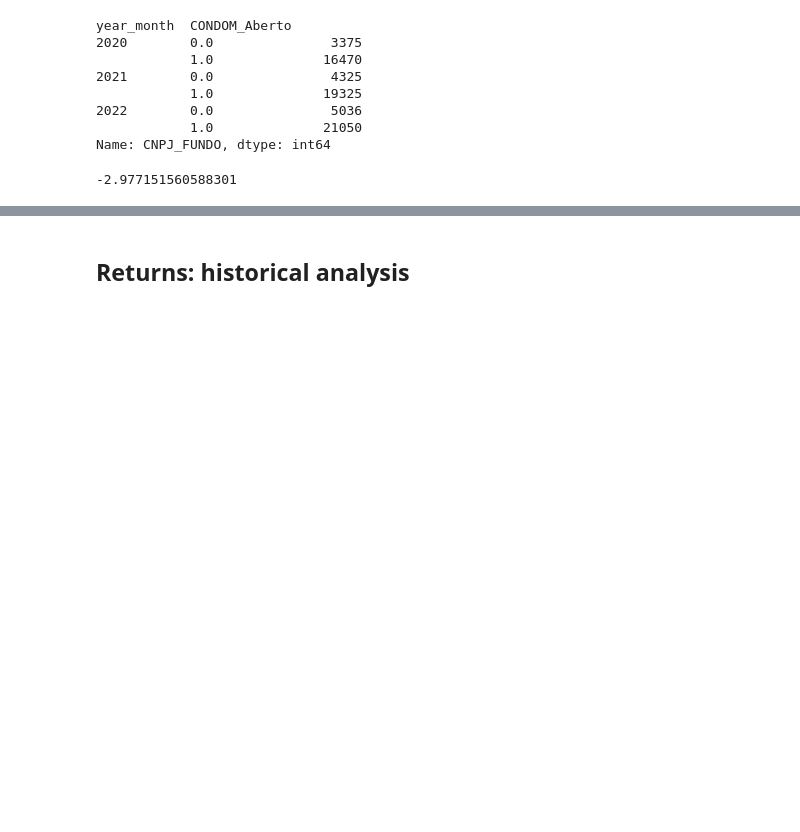
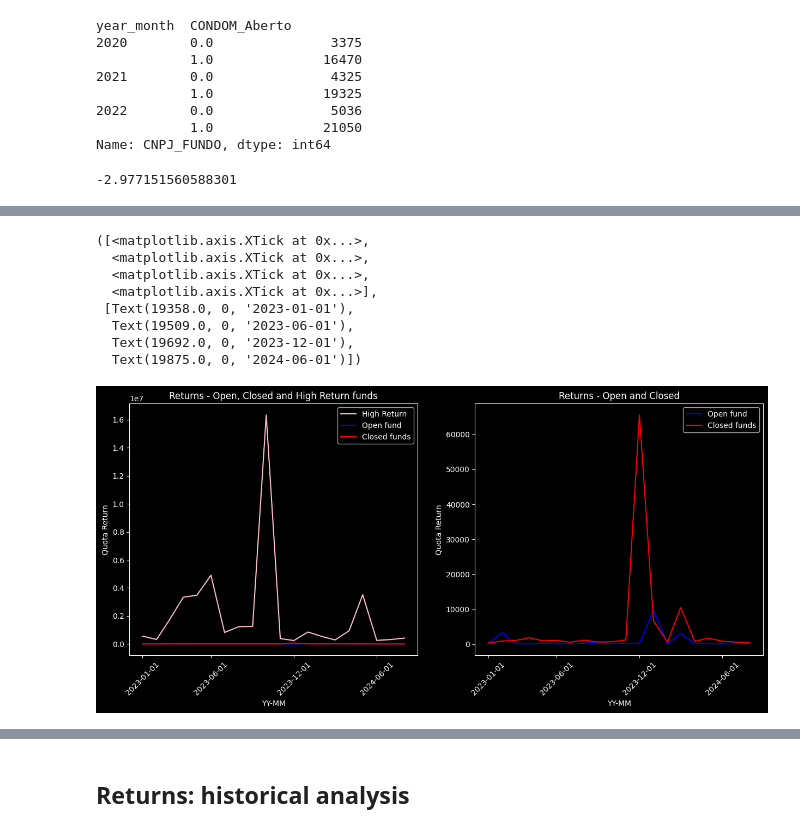
Before and after one commit to Ana-Akaishi/data-science-projects, a Jupyter notebook: Brazilian Investment Funds/notebooks/02 - EDA.ipynb, the cells around one changed output, grey strips where cells are left out. Cells and saved outputs as stored; diff of their text form; code cells hidden in the pictures; blank space fills up the shorter version.

```diff
--- a/Brazilian Investment Funds/notebooks/02 - EDA.ipynb
+++ b/Brazilian Investment Funds/notebooks/02 - EDA.ipynb
@@ -139,0 +230,64 @@ So, even though more funds were created during the pandemic, seems like the retu
+# %%
+# Create a sub dataframe to analyze how this high return funds perform after the pandemic
+# Removing observations based on quota return value
+sub_df = fund_df[(np.abs(stats.zscore(fund_df['quota_return'])) < 3)]
+sub_df = sub_df[sub_df['year_month'].dt.year > 2022]
+
+# Create a column to identify those funds
+sub_df['high_ret'] = sub_df['CNPJ_FUNDO'].apply(lambda x: 1 if x in high_ret_list else 0)
+# %%
+# calculate the avarage return after the pandemic for:
+## high return closed funds (identified during the pandemic)
+avr_hr = sub_df[sub_df['high_ret'] == 1].groupby('year_month')['quota_return'].mean().reset_index()
+## open funds
+avr_open = sub_df[(sub_df['high_ret'] == 0) & (sub_df['CONDOM_Aberto'] == 1)].groupby('year_month')['quota_return'].mean().reset_index()
+
+## closed funds (need to exclude abnormal high returns funds)
+avr_closed = sub_df[(sub_df['high_ret'] == 0) & (sub_df['CONDOM_Aberto'] == 0)].groupby('year_month')['quota_return'].mean().reset_index()
+# %%
+# Plot their performance
+plt.figure(figsize=(15,6))
+plt.subplot(1,2,1)
+## high return
+plt.plot(avr_hr['year_month'], avr_hr['quota_return'], color='pink', label='High Return')
+
+## open fund
+plt.plot(avr_open['year_month'], avr_open['quota_return'], color='blue', label='Open fund')
+
+## closed fund without the high return
+plt.plot(avr_closed['year_month'], avr_closed['quota_return'], color='red', label='Closed funds')
+
+## add title and label
+plt.title('Returns - Open, Closed and High Return funds')
+plt.xlabel('YY-MM')
+plt.ylabel('Quota Return')
+
+plt.legend()
+
+plt.xticks(ticks=['2023-01','2023-06','2023-12','2024-06'],  rotation=45)
+
+plt.subplot(1,2,2)
+## open fund
+plt.plot(avr_open['year_month'], avr_open['quota_return'], color='blue', label='Open fund')
+
+## closed fund without the high return
+plt.plot(avr_closed['year_month'], avr_closed['quota_return'], color='red', label='Closed funds')
+
+## add title and label
+plt.title('Returns - Open and Closed')
+plt.xlabel('YY-MM')
+plt.ylabel('Quota Return')
+
+plt.legend()
+
+plt.xticks(ticks=['2023-01','2023-06','2023-12','2024-06'],  rotation=45)
+# %% [output]
+([<matplotlib.axis.XTick at 0x...>,
+  <matplotlib.axis.XTick at 0x...>,
+  <matplotlib.axis.XTick at 0x...>,
+  <matplotlib.axis.XTick at 0x...>],
+ [Text(19358.0, 0, '2023-01-01'),
+  Text(19509.0, 0, '2023-06-01'),
+  Text(19692.0, 0, '2023-12-01'),
+  Text(19875.0, 0, '2024-06-01')])
+[figure, added]
```
Also changed, not shown: parts of 21 cells of this notebook.
